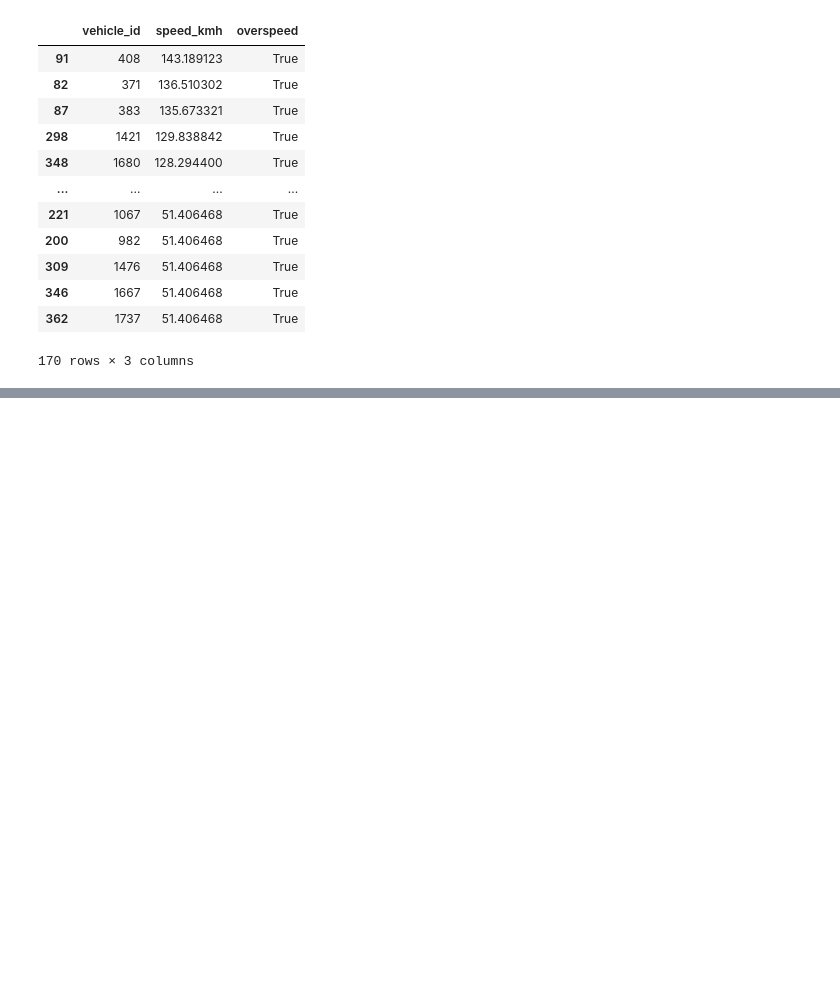
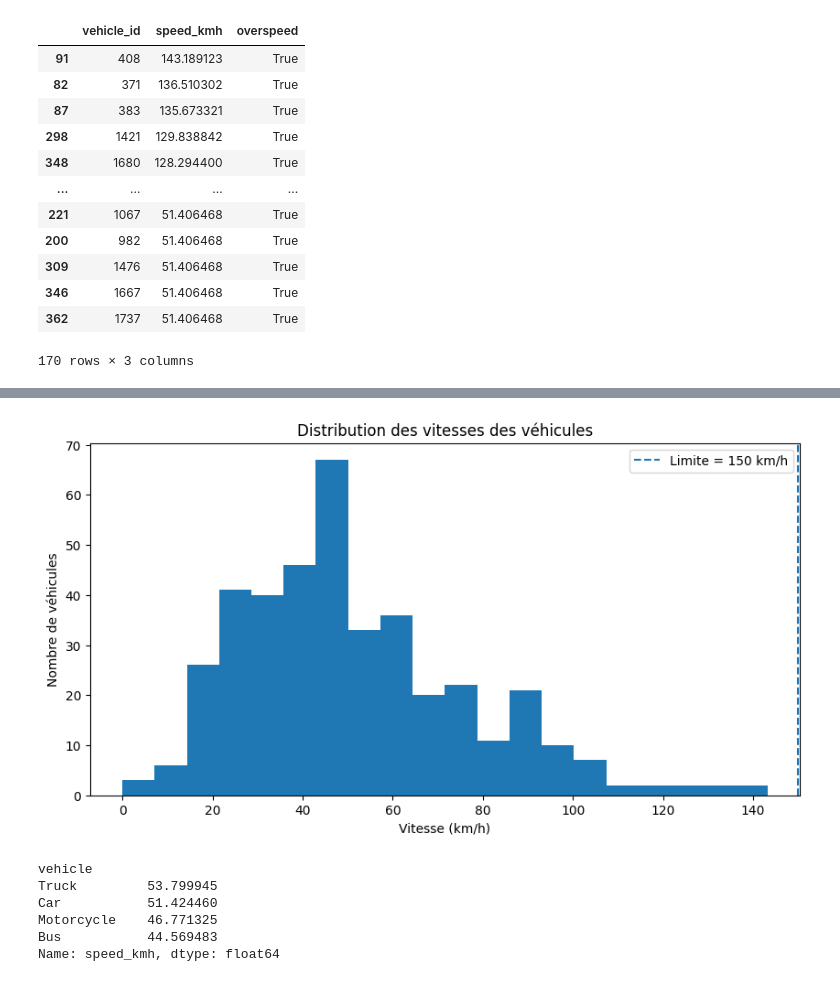
Before and after one commit to moun-13/SmartTrafficAI, a Jupyter notebook: notebooks/Smart_Traffic_AI.ipynb, the cells around one changed output, grey strips where cells are left out. Cells and saved outputs as stored; diff of their text form; code cells hidden in the pictures; blank space fills up the shorter version.

```diff
--- a/notebooks/Smart_Traffic_AI.ipynb
+++ b/notebooks/Smart_Traffic_AI.ipynb
@@ -1659,0 +1684,57 @@ overspeed_vehicles.sort_values(
+# %%
+import matplotlib.pyplot as plt
+
+plt.figure(figsize=(10, 5))
+
+plt.hist(
+    df_speed["speed_kmh"],
+    bins=20
+)
+
+plt.axvline(
+    MAX_SPEED,
+    linestyle="--",
+    label=f"Limite = {MAX_SPEED} km/h"
+)
+
+plt.xlabel("Vitesse (km/h)")
+plt.ylabel("Nombre de véhicules")
+plt.title("Distribution des vitesses des véhicules")
+plt.legend()
+plt.show()
+# %% [output]
+[figure, added]
+# %%
+# on compare les Cars, Truck, Buses
+
+speed_by_vehicle = (
+    df_tracking
+    .groupby(["track_id","vehicle"])
+    .size()
+    .reset_index(name="detections")
+)
+
+# Récupérer la vitesse de chaque véhicule
+speed_by_vehicle = speed_by_vehicle.merge(
+    df_speed[["vehicle_id", "speed_kmh", "overspeed"]],
+    left_on="track_id",
+    right_on="vehicle_id",
+    how="left"
+)
+
+# Supprimer les lignes sans vitesse
+speed_by_vehicle = speed_by_vehicle.dropna(subset=["speed_kmh"])
+
+print(
+    speed_by_vehicle
+    .groupby("vehicle")["speed_kmh"]
+    .mean()
+    .sort_values(ascending=False)
+)
+# %% [output]
+vehicle
+Truck         53.799945
+Car           51.424460
+Motorcycle    46.771325
+Bus           44.569483
+Name: speed_kmh, dtype: float64
```
Also changed, not shown: parts of 19 cells of this notebook.
